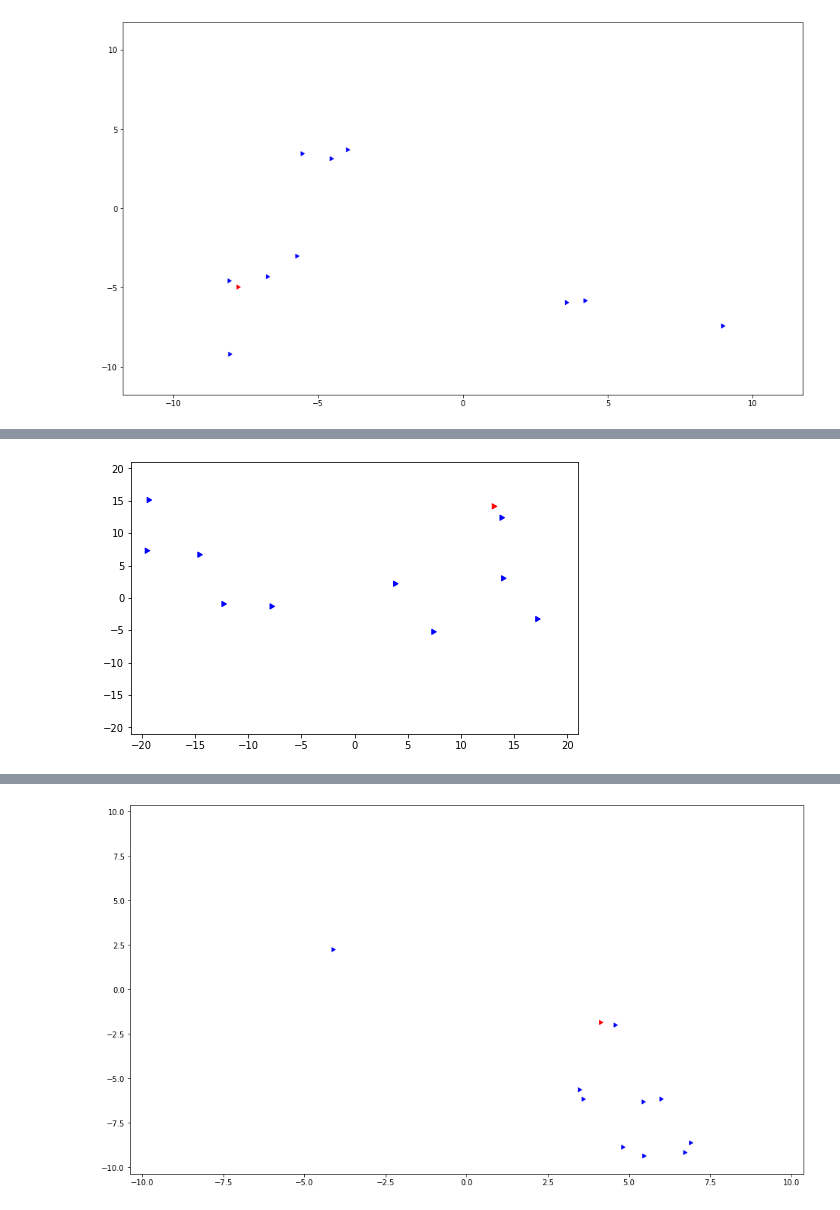
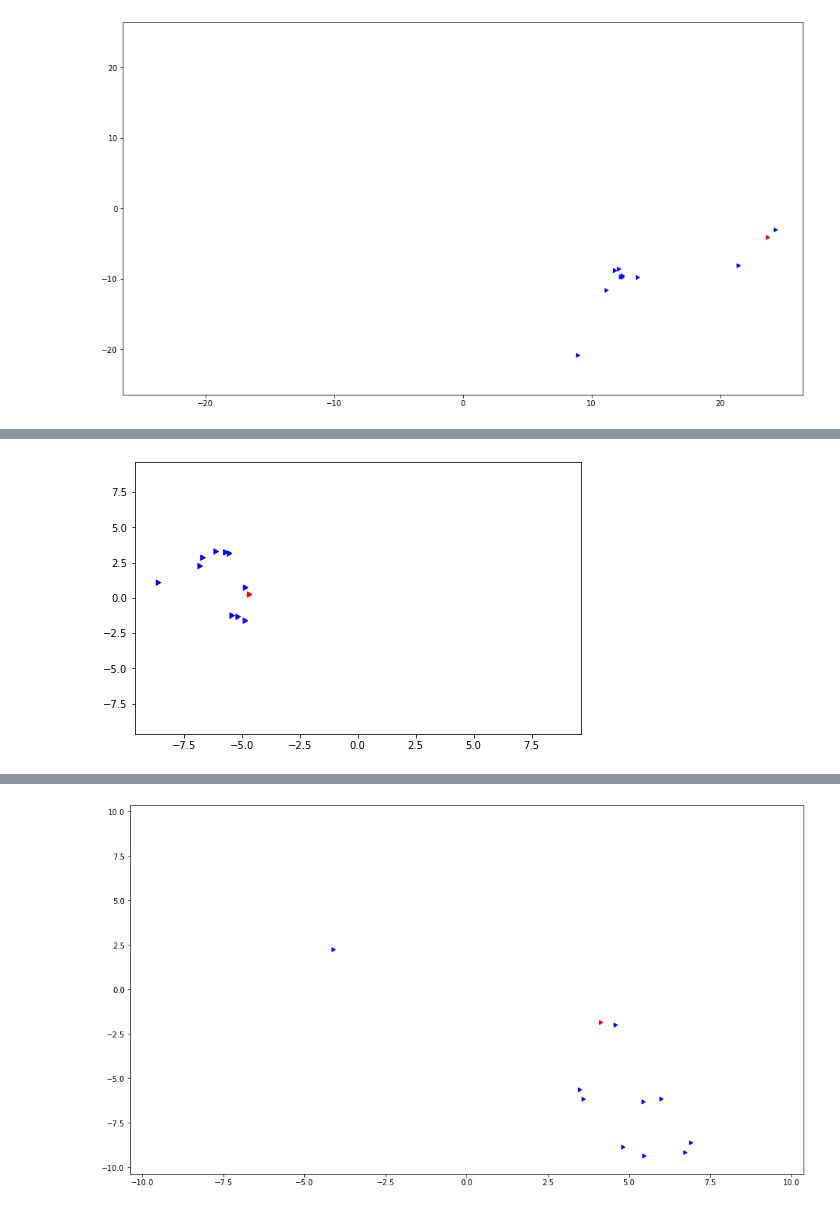
Before and after one commit to fbrand-new/reinforced-birds, a Jupyter notebook: AnimateTrajectory.ipynb, the cells around one changed output, grey strips where cells are left out. Drawn from its saved outputs; the diff is of its cells as text; code cells hidden in the pictures.

```diff
--- a/AnimateTrajectory.ipynb
+++ b/AnimateTrajectory.ipynb
@@ -98,15 +110,15 @@ def traj_to_video(episode, path, formt='mp4', data_folder="data"):
     #shutil.copy('main.cpp',path)
     shutil.copy('config.h',path)
 # %%
-traj_to_video(35000,'videos/NewObservables/DirectedTiles_noPreyDist','mp4', data_folder="data")
+traj_to_video(48000,'runs/15_2_10_27','mp4', data_folder="data")
 # %% [output]
-[figure, old version]
+[figure, new version]
 # %%
-anim_p = animate_trajectory(16000, data_folder="data")
+anim_p = animate_trajectory(46000, data_folder="data")
 HTML(anim_p.to_html5_video())
 # %% [output]
 [interactive output not drawn]
-[figure, old version]
+[figure, new version]
 # %%
 anim_p = animate_trajectory(38000, data_folder="data")
 HTML(anim_p.to_html5_video())
```
Also changed, not shown: parts of 2 cells of this notebook, 13 other files.
